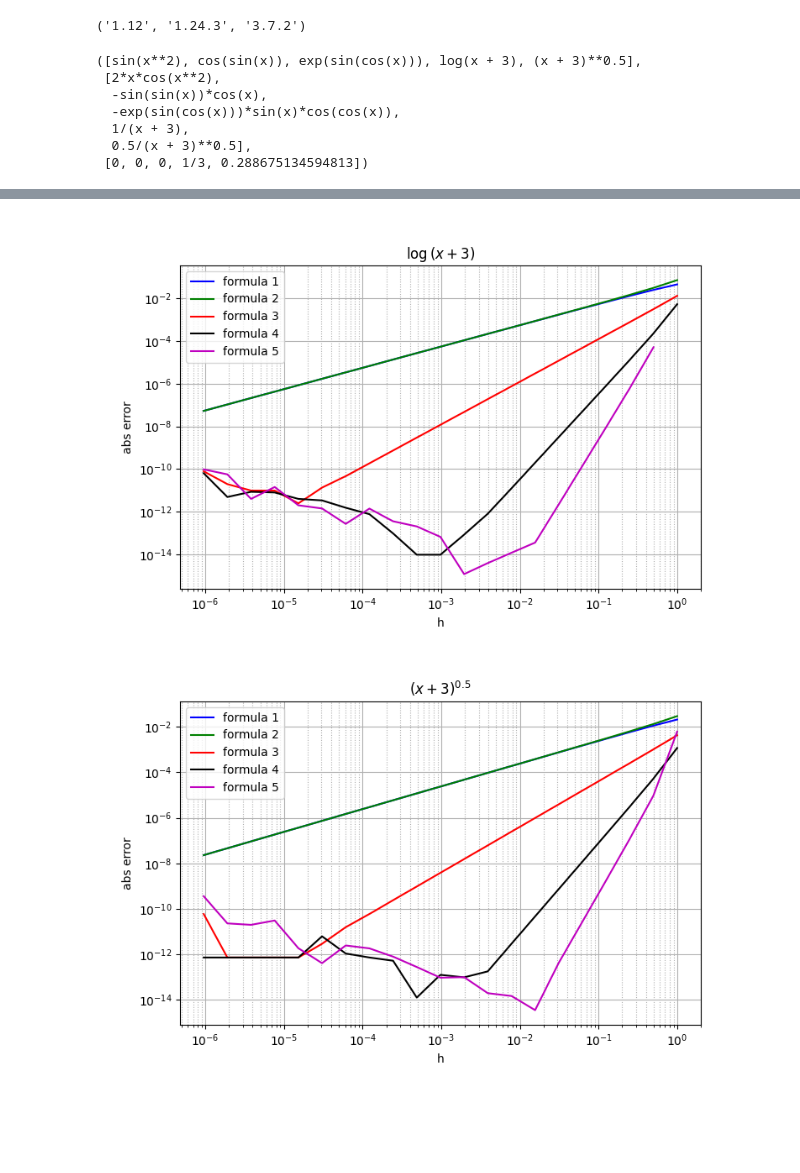
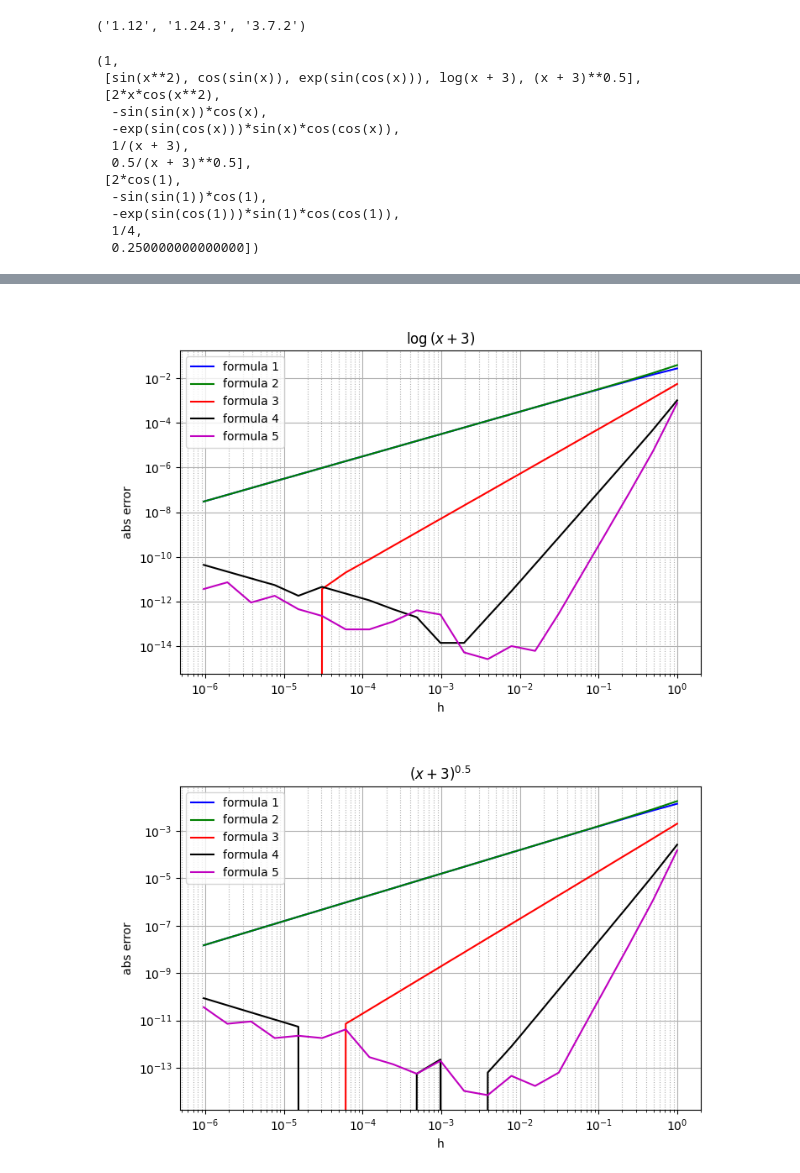
Before and after one commit to vian96/comput_math, a Jupyter notebook: derivative/deriv.ipynb, the cells around one changed output, grey strips where cells are left out. Saved outputs shown, nothing was run; the diff lists cells and outputs as text; code cells hidden in the pictures; blank space fills up the shorter version.

```diff
--- a/derivative/deriv.ipynb
+++ b/derivative/deriv.ipynb
@@ -13,23 +13,29 @@ sp.__version__, np.__version__, matplotlib.__version__
 # %%
 from sympy import sin, cos, exp, ln
 x = sp.symbols('x')
+x0 = 1
 functions = [sin(x**2), cos(sin(x)), exp(sin(cos(x))), ln(x+3), (x+3)**0.5]
 derivatives = [i.diff() for i in functions]
-deriv_values = [i.subs(x, 0) for i in derivatives]
-functions, derivatives, deriv_values
+deriv_values = [i.subs(x, x0) for i in derivatives]
+x0, functions, derivatives, deriv_values
 # %% [output]
-([sin(x**2), cos(sin(x)), exp(sin(cos(x))), log(x + 3), (x + 3)**0.5],
+(1,
+ [sin(x**2), cos(sin(x)), exp(sin(cos(x))), log(x + 3), (x + 3)**0.5],
  [2*x*cos(x**2),
   -sin(sin(x))*cos(x),
   -exp(sin(cos(x)))*sin(x)*cos(cos(x)),
   1/(x + 3),
   0.5/(x + 3)**0.5],
- [0, 0, 0, 1/3, 0.288675134594813])
+ [2*cos(1),
+  -sin(sin(1))*cos(1),
+  -exp(sin(cos(1)))*sin(1)*cos(cos(1)),
+  1/4,
+  0.250000000000000])
 # %%
 plt.close()
 def calc_num_diff(f, points, coeffs):
     f_call = sp.utilities.lambdify(x, f, 'numpy')
-    return sum(f_call(points)*coeffs)
+    return sum(f_call(x0 + points)*coeffs)
 
 def get_formulas(h):
     return [ # [[points], [coefficients]]
@@ -64,2 +70,2 @@ for func_ind, func in enumerate(functions):
-[figure, old version]
+[figure, new version]
-[figure, old version]
+[figure, new version]
```
Also changed, not shown: parts of 1 cell of this notebook.
